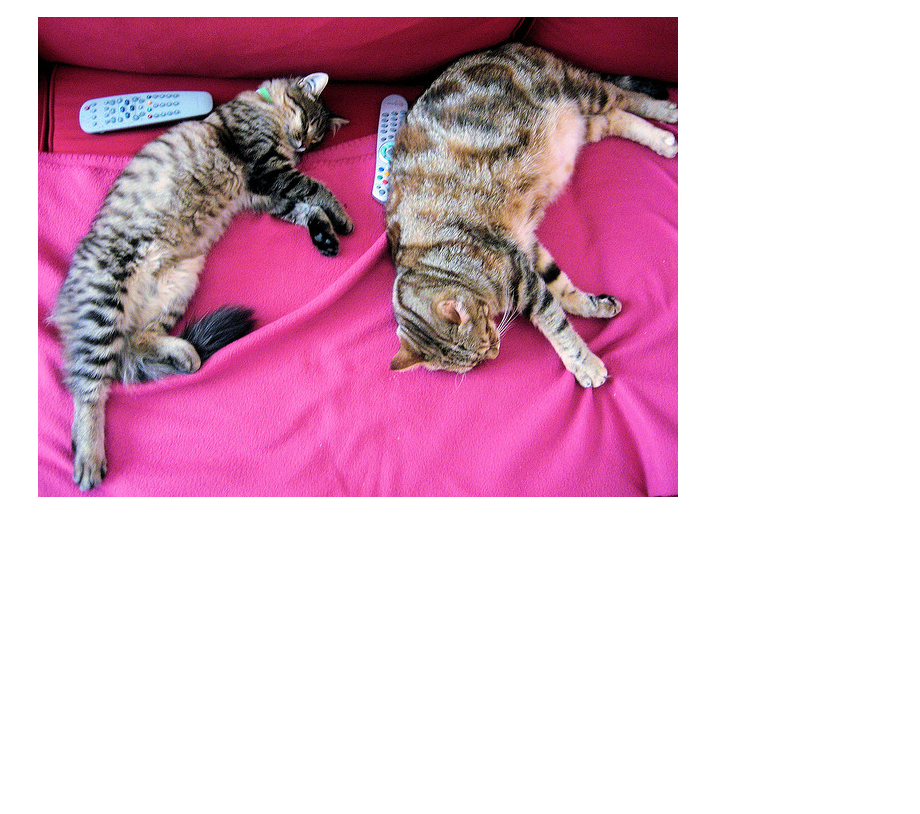
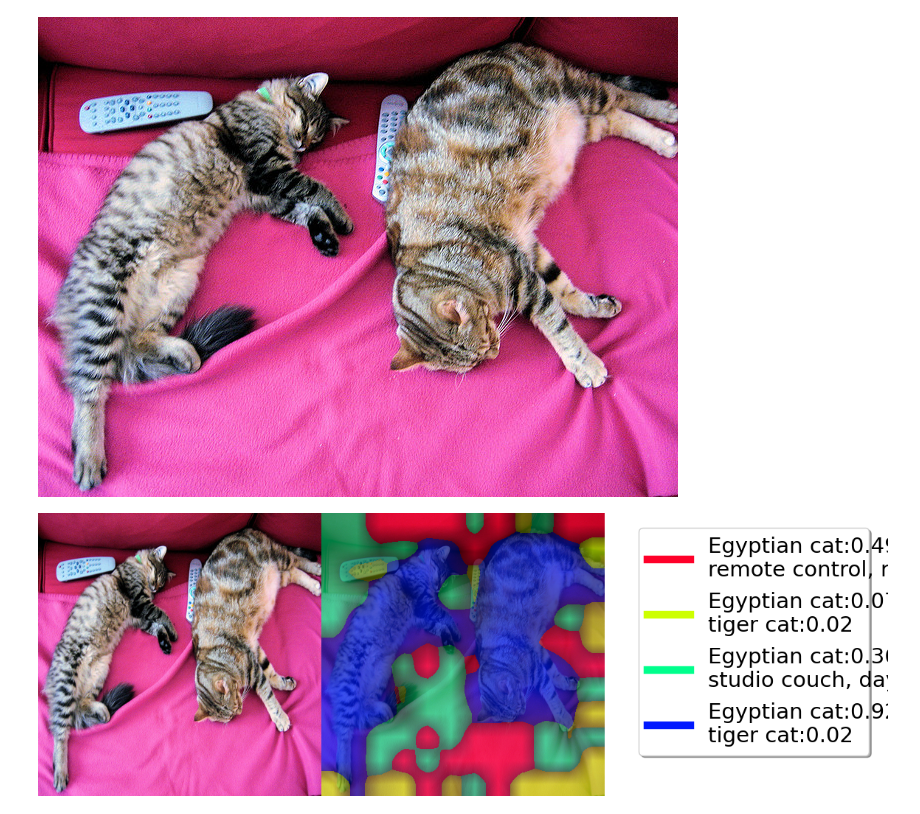
Before and after one commit to kevinkhang2909/ML-learning-journey, a Jupyter notebook: computer_vision/vit_transformers/grad_cam_interpret/demo.ipynb, the cells around one changed output. Drawn from its saved outputs; the diff is of its cells as text; code cells hidden in the pictures; blank space fills up the shorter version.

```diff
--- a/computer_vision/vit_transformers/grad_cam_interpret/demo.ipynb
+++ b/computer_vision/vit_transformers/grad_cam_interpret/demo.ipynb
@@ -15,4 +17,37 @@ Found cached dataset cats-image (/Users/kevin/.cache/huggingface/datasets/huggin
 image
 # %% [output]
 [figure]
+# %%
+from transformers import ViTForImageClassification
+
+
+# input
+model_pretrain = 'google/vit-large-patch32-384'
+image_size = (384, 384)
+
+# model config
+model = ViTForImageClassification.from_pretrained(model_pretrain)
+category_dict = dict((v, k) for k, v in model.config.id2label.items())
+
+# grad_cam config
+targets_for_gradcam = [ClassifierOutputTarget(category_dict["Egyptian cat"]),
+                       ClassifierOutputTarget(category_dict["remote control, remote"])]
+target_layer_dff = model.vit.layernorm
+target_layer_gradcam = model.vit.encoder.layer[-2].output
+
+# image input
+image_resized = image.resize(image_size)
+tensor_resized = transforms.ToTensor()(image_resized)
+# %%
+image_dff = run_dff_on_image(model=model,
+                             target_layer=target_layer_dff,
+                             classifier=model.classifier,
+                             img_pil=image_resized,
+                             img_tensor=tensor_resized,
+                             reshape_transform=reshape_vit_huggingface,
+                             n_components=4,
+                             top_k=2)
+display(Image.fromarray(image_dff))
+# %% [output]
+[figure, added]
 # %%
```
Also changed, not shown: parts of 2 cells of this notebook, 1 other file.
